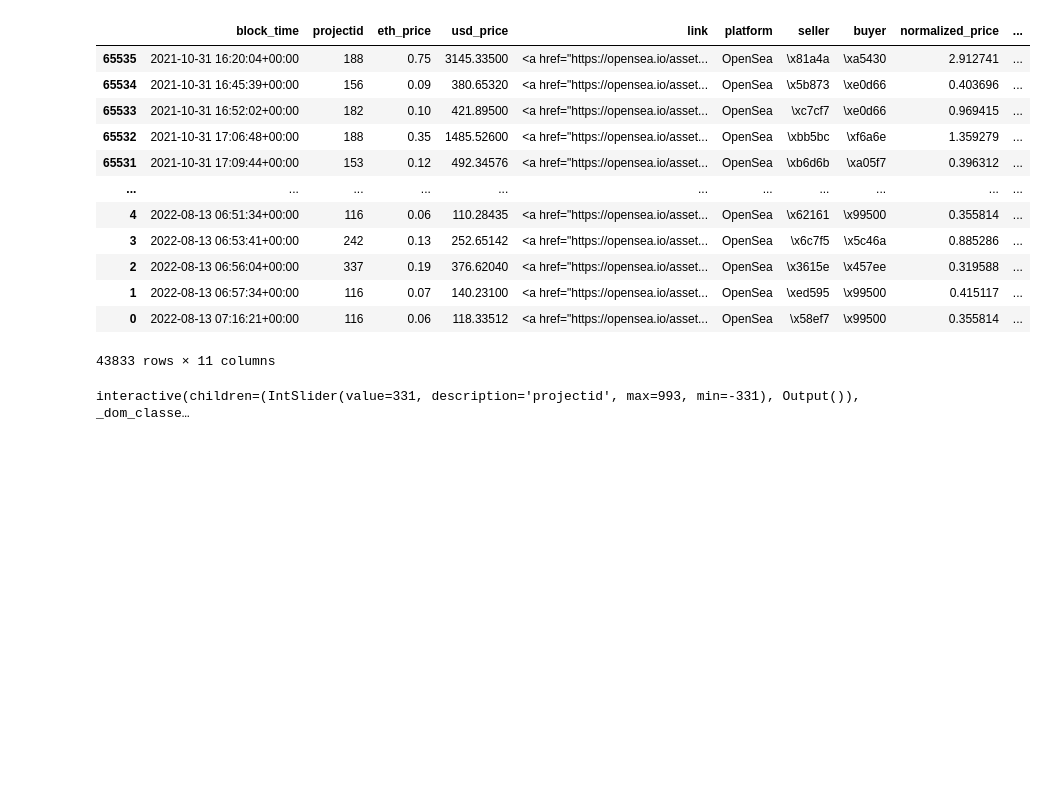
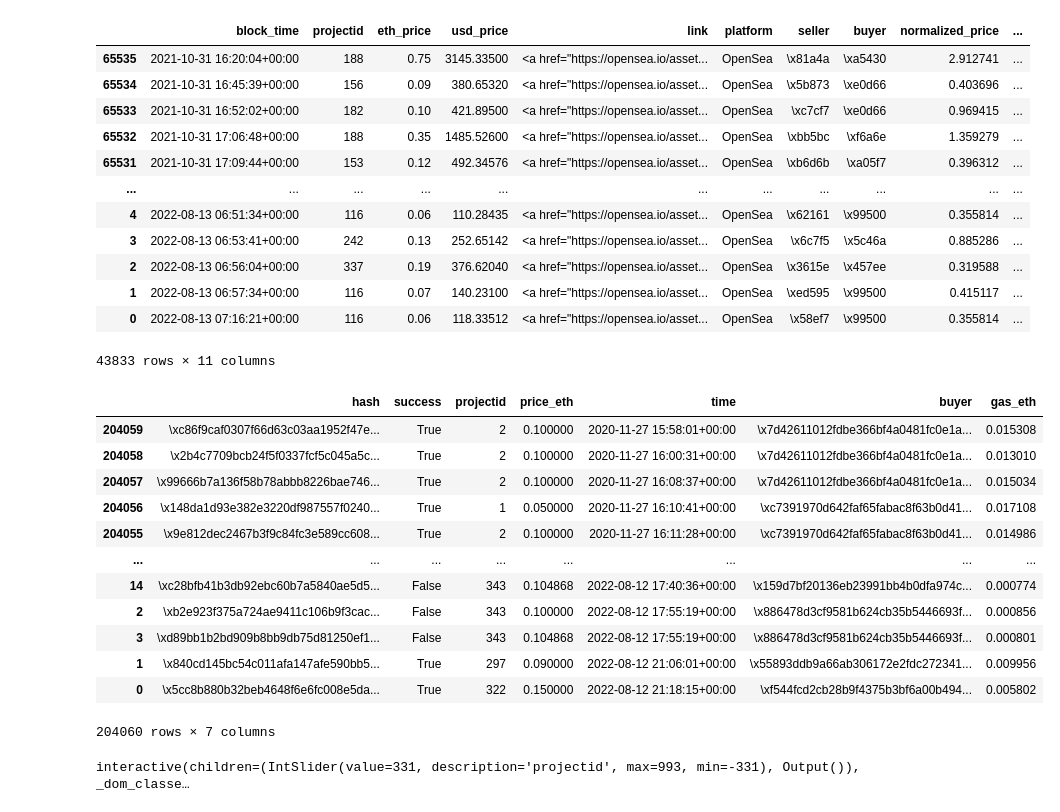
Before and after one commit to jeyanderson/artblocks_nft_momemtum_analysis, a Jupyter notebook: v2_analytics/minting_phase_visualiser.ipynb, the cells around one changed output. Saved outputs shown, nothing was run; the diff lists cells and outputs as text; code cells hidden in the pictures; blank space fills up the shorter version.

```diff
--- a/v2_analytics/template.ipynb
+++ b/v2_analytics/minting_phase_visualiser.ipynb
@@ -115,6 +115,10 @@ mintsByProjectId = pd.DataFrame({
     "firstMintTime": mintsByProjectId["time"].first(),
     "lastMintTime": mintsByProjectId["time"].last(),
     "lastMintPriceTotal": mintsByProjectId["price_eth"].last() + mintsByProjectId["gas_eth"].last(),
+	"minMintPrice": mintsByProjectId["price_eth"].min(),
+	"medianMintPrice": mintsByProjectId["price_eth"].median(),
+	"meanMintPrice": mintsByProjectId["price_eth"].mean(),
     "medianMintTime":  mintsByProjectId["time"].apply(lambda x: getMiddleValue(x))
     })
 mintsByProjectId["latterMintWindowInMins"] = round((mintsByProjectId["lastMintTime"] - mintsByProjectId["medianMintTime"]).dt.total_seconds() / 60, 2)
+mintsByProjectId = mintsByProjectId.reset_index()
@@ -235,6 +250,21 @@ tradesByProjectId = pd.DataFrame({
 })
 # %%
 byProjectId = pd.merge(mintsByProjectId, tradesByProjectId, on="projectid", how="outer")
+d
+# %% [output]
+|  | hash | success | projectid | price_eth | time | buyer | gas_eth |
+| 204059 | \xc86f9caf0307f66d63c03aa1952f47e... | True | 2 | 0.100000 | 2020-11-27 15:58:01+00:00 | \x7d42611012fdbe366bf4a0481fc0e1a... | 0.015308 |
+| 204058 | \x2b4c7709bcb24f5f0337fcf5c045a5c... | True | 2 | 0.100000 | 2020-11-27 16:00:31+00:00 | \x7d42611012fdbe366bf4a0481fc0e1a... | 0.013010 |
+| 204057 | \x99666b7a136f58b78abbb8226bae746... | True | 2 | 0.100000 | 2020-11-27 16:08:37+00:00 | \x7d42611012fdbe366bf4a0481fc0e1a... | 0.015034 |
+| 204056 | \x148da1d93e382e3220df987557f0240... | True | 1 | 0.050000 | 2020-11-27 16:10:41+00:00 | \xc7391970d642faf65fabac8f63b0d41... | 0.017108 |
+| 204055 | \x9e812dec2467b3f9c84fc3e589cc608... | True | 2 | 0.100000 | 2020-11-27 16:11:28+00:00 | \xc7391970d642faf65fabac8f63b0d41... | 0.014986 |
+| ... | ... | ... | ... | ... | ... | ... | ... |
+| 14 | \xc28bfb41b3db92ebc60b7a5840ae5d5... | False | 343 | 0.104868 | 2022-08-12 17:40:36+00:00 | \x159d7bf20136eb23991bb4b0dfa974c... | 0.000774 |
+| 2 | \xb2e923f375a724ae9411c106b9f3cac... | False | 343 | 0.100000 | 2022-08-12 17:55:19+00:00 | \x886478d3cf9581b624cb35b5446693f... | 0.000856 |
+| 3 | \xd89bb1b2bd909b8bb9db75d81250ef1... | False | 343 | 0.104868 | 2022-08-12 17:55:19+00:00 | \x886478d3cf9581b624cb35b5446693f... | 0.000801 |
+| 1 | \x840cd145bc54c011afa147afe590bb5... | True | 297 | 0.090000 | 2022-08-12 21:06:01+00:00 | \x55893ddb9a66ab306172e2fdc272341... | 0.009956 |
+| 0 | \x5cc8b880b32beb4648f6e6fc008e5da... | True | 322 | 0.150000 | 2022-08-12 21:18:15+00:00 | \xf544fcd2cb28b9f4375b3bf6a00b494... | 0.005802 |
+204060 rows × 7 columns
 # %%
 from ipywidgets import *
 
```
Also changed, not shown: parts of 2 cells of this notebook, 3 other files.
